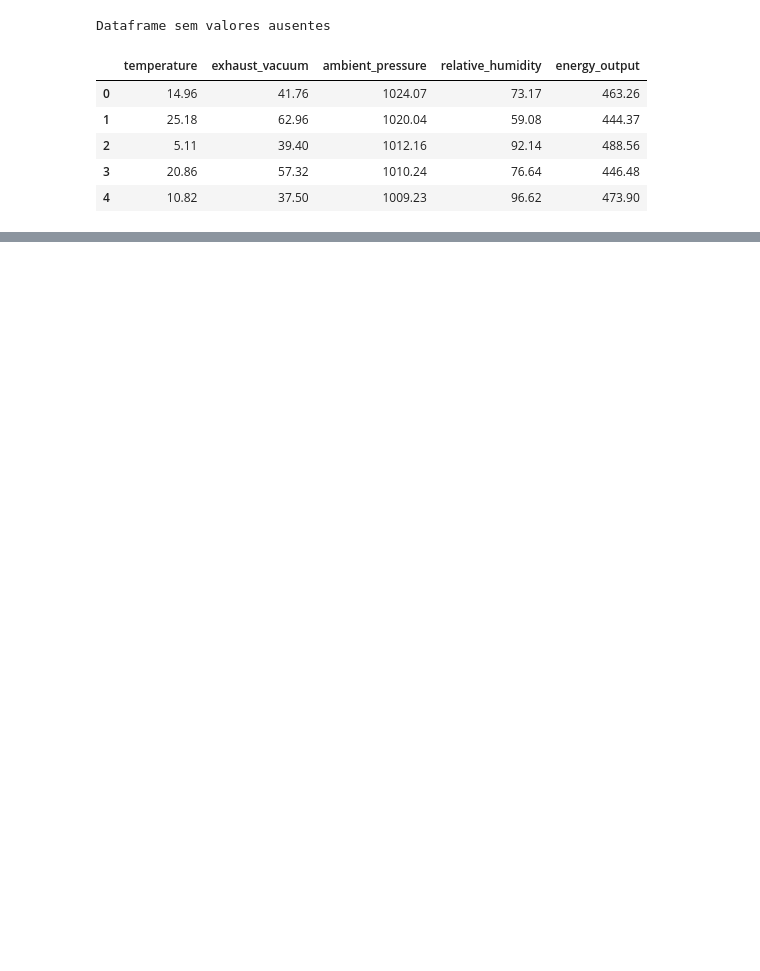
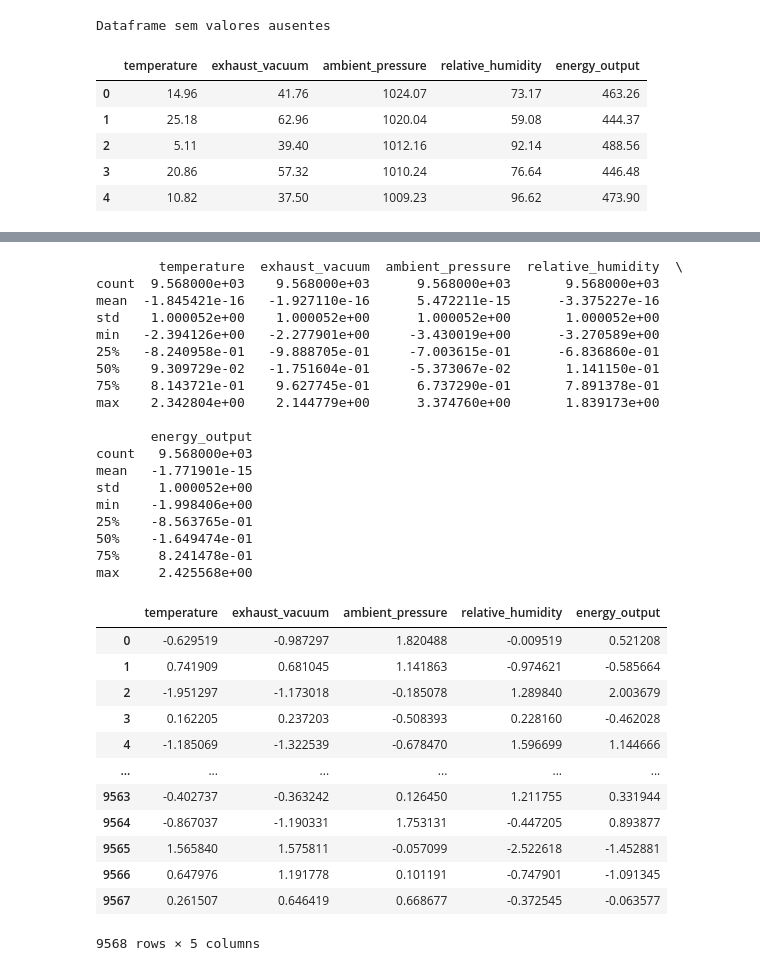
Before and after one commit to PedroDiehl/trabalho-ia, a Jupyter notebook: TrabalhoIA.ipynb, the cells around one changed output, grey strips where cells are left out. Saved outputs shown, nothing was run; the diff lists cells and outputs as text; code cells hidden in the pictures; blank space fills up the shorter version.

```diff
--- a/TrabalhoIA.ipynb
+++ b/TrabalhoIA.ipynb
@@ -116,0 +188,56 @@ else:
+# %%
+from sklearn.preprocessing import StandardScaler
+
+'''
+# Escalonar em um intervalo, traduz os dados de modo que estejam entre 0 e 1
+# Ter os dados limitados pode ser conveniente
+# Todavia, pode haver problema para o caso de valores discrepantes
+
+
+from sklearn.preprocessing import MinMaxScaler
+scaler = MinMaxScaler()
+'''
+
+scaler = StandardScaler()
+
+
+data_normalized = scaler.fit_transform(df)
+
+df[list(df.columns)] = pd.DataFrame(data_normalized, columns=list(df.columns))
+
+
+print(df.describe())
+df
+# %% [output]
+        temperature  exhaust_vacuum  ambient_pressure  relative_humidity  \
+count  9.568000e+03    9.568000e+03      9.568000e+03       9.568000e+03
+mean  -1.845421e-16   -1.927110e-16      5.472211e-15      -3.375227e-16
+std    1.000052e+00    1.000052e+00      1.000052e+00       1.000052e+00
+min   -2.394126e+00   -2.277901e+00     -3.430019e+00      -3.270589e+00
+25%   -8.240958e-01   -9.888705e-01     -7.003615e-01      -6.836860e-01
+50%    9.309729e-02   -1.751604e-01     -5.373067e-02       1.141150e-01
+75%    8.143721e-01    9.627745e-01      6.737290e-01       7.891378e-01
+max    2.342804e+00    2.144779e+00      3.374760e+00       1.839173e+00
+
+       energy_output
+count   9.568000e+03
+mean   -1.771901e-15
+std     1.000052e+00
+min    -1.998406e+00
+25%    -8.563765e-01
+50%    -1.649474e-01
+75%     8.241478e-01
+max     2.425568e+00
+|  | temperature | exhaust_vacuum | ambient_pressure | relative_humidity | energy_output |
+| 0 | -0.629519 | -0.987297 | 1.820488 | -0.009519 | 0.521208 |
+| 1 | 0.741909 | 0.681045 | 1.141863 | -0.974621 | -0.585664 |
+| 2 | -1.951297 | -1.173018 | -0.185078 | 1.289840 | 2.003679 |
+| 3 | 0.162205 | 0.237203 | -0.508393 | 0.228160 | -0.462028 |
+| 4 | -1.185069 | -1.322539 | -0.678470 | 1.596699 | 1.144666 |
+| ... | ... | ... | ... | ... | ... |
+| 9563 | -0.402737 | -0.363242 | 0.126450 | 1.211755 | 0.331944 |
+| 9564 | -0.867037 | -1.190331 | 1.753131 | -0.447205 | 0.893877 |
+| 9565 | 1.565840 | 1.575811 | -0.057099 | -2.522618 | -1.452881 |
+| 9566 | 0.647976 | 1.191778 | 0.101191 | -0.747901 | -1.091345 |
+| 9567 | 0.261507 | 0.646419 | 0.668677 | -0.372545 | -0.063577 |
+9568 rows × 5 columns
```
Also changed, not shown: parts of 14 cells of this notebook.
